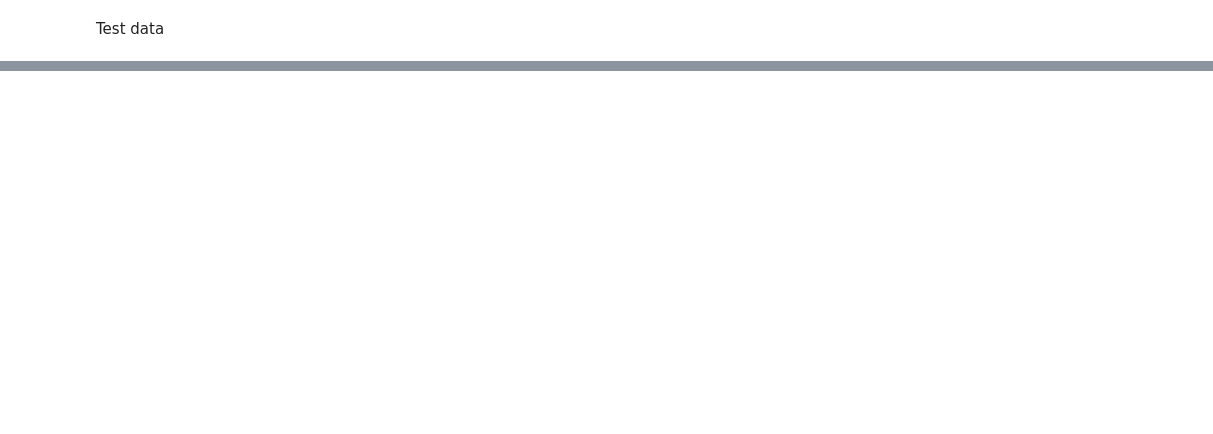
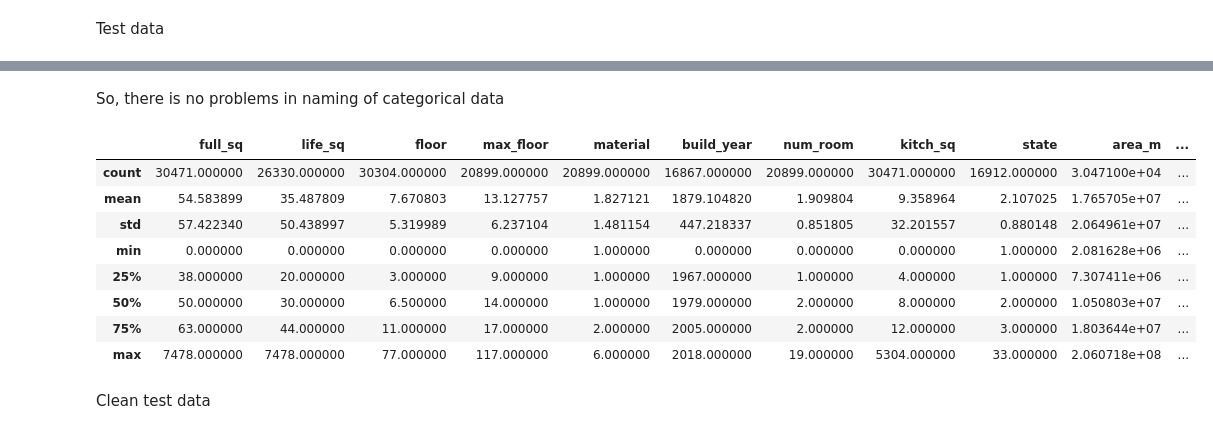
Before and after one commit to gregkseno/seml, a Jupyter notebook: code/main.ipynb, the cells around one changed output, grey strips where cells are left out. Cells and saved outputs as stored; diff of their text form; code cells hidden in the pictures; blank space fills up the shorter version.

Commit message:
Done data cleansing

```diff
--- a/code/main.ipynb
+++ b/code/main.ipynb
@@ -37,0 +184,3 @@ test_df.head()
+# %%
+train_df.loc[15223, 'build_year'] = 2007
+train_df.loc[10092, 'build_year'] = 2007
@@ -37,0 +189,6 @@ test_df.head()
+# %%
+display(train_df[train_df['kitch_sq'] > 1691][['kitch_sq', 'build_year']])
+
+# let's replace NaN
+train_df.loc[13120, 'build_year'] = 1970
+display(train_df[train_df['kitch_sq'] > 1691][['kitch_sq', 'build_year']])
@@ -37,0 +208,10 @@ test_df.head()
+# %%
+# kitch_sq <= full_sq
+wrong_kitch_sq = train_df['kitch_sq'] > train_df['full_sq']
+display(train_df[wrong_kitch_sq][['kitch_sq', 'full_sq', 'life_sq']])
+
+# lets fix it
+for index, row in train_df.iterrows():
+    if row['kitch_sq'] > row['full_sq']:
+        train_df.loc[index, 'kitch_sq'] = row['full_sq'] - row['life_sq']
+display(train_df[wrong_kitch_sq][['kitch_sq', 'full_sq', 'life_sq']])
@@ -37,0 +247,16 @@ test_df.head()
+# %%
+# kitch_sq <= full_sq
+nan_kitch_sq = train_df['kitch_sq'].isna()
+display(train_df[nan_kitch_sq])
+
+# lets fix it
+for index, row in train_df.iterrows():
+    if np.isnan(row['full_sq']):
+        continue
+    if np.isnan(row['kitch_sq']):
+        if np.isnan(row['life_sq']):
+            train_df.loc[index, 'life_sq'] = row['full_sq'] * 0.8
+            train_df.loc[index, 'kitch_sq'] = row['full_sq'] * 0.2
+        else:
+            train_df.loc[index, 'kitch_sq'] = row['full_sq'] - row['life_sq']
+display(train_df[nan_kitch_sq])
@@ -37,0 +338,16 @@ test_df.head()
+# %% [markdown]
+So, there is no problems in naming of categorical data
+# %%
+train_df.describe()
+# %% [output]
+|  | full_sq | life_sq | floor | max_floor | material | build_year | num_room | kitch_sq | state | area_m | ... |
+| count | 30471.000000 | 26330.000000 | 30304.000000 | 20899.000000 | 20899.000000 | 16867.000000 | 20899.000000 | 30471.000000 | 16912.000000 | 3.047100e+04 | ... |
+| mean | 54.583899 | 35.487809 | 7.670803 | 13.127757 | 1.827121 | 1879.104820 | 1.909804 | 9.358964 | 2.107025 | 1.765705e+07 | ... |
+| std | 57.422340 | 50.438997 | 5.319989 | 6.237104 | 1.481154 | 447.218337 | 0.851805 | 32.201557 | 0.880148 | 2.064961e+07 | ... |
+| min | 0.000000 | 0.000000 | 0.000000 | 0.000000 | 1.000000 | 0.000000 | 0.000000 | 0.000000 | 1.000000 | 2.081628e+06 | ... |
+| 25% | 38.000000 | 20.000000 | 3.000000 | 9.000000 | 1.000000 | 1967.000000 | 1.000000 | 4.000000 | 1.000000 | 7.307411e+06 | ... |
+| 50% | 50.000000 | 30.000000 | 6.500000 | 14.000000 | 1.000000 | 1979.000000 | 2.000000 | 8.000000 | 2.000000 | 1.050803e+07 | ... |
+| 75% | 63.000000 | 44.000000 | 11.000000 | 17.000000 | 2.000000 | 2005.000000 | 2.000000 | 12.000000 | 3.000000 | 1.803644e+07 | ... |
+| max | 7478.000000 | 7478.000000 | 77.000000 | 117.000000 | 6.000000 | 2018.000000 | 19.000000 | 5304.000000 | 33.000000 | 2.060718e+08 | ... |
+# %% [markdown]
+Clean test data
```
Also changed, not shown: parts of 25 cells of this notebook.
